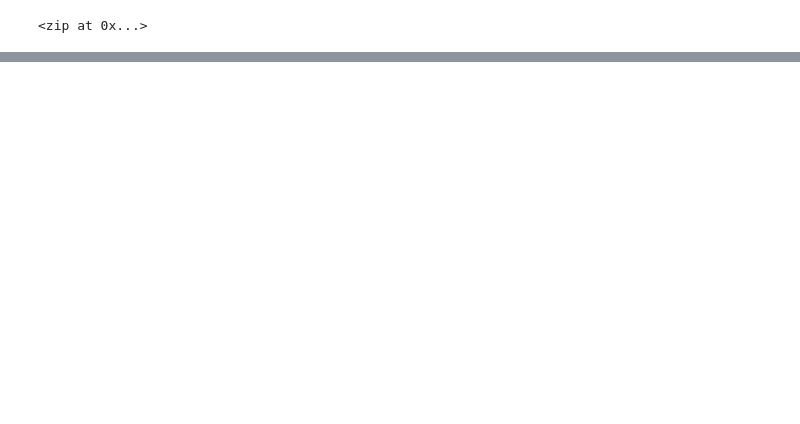
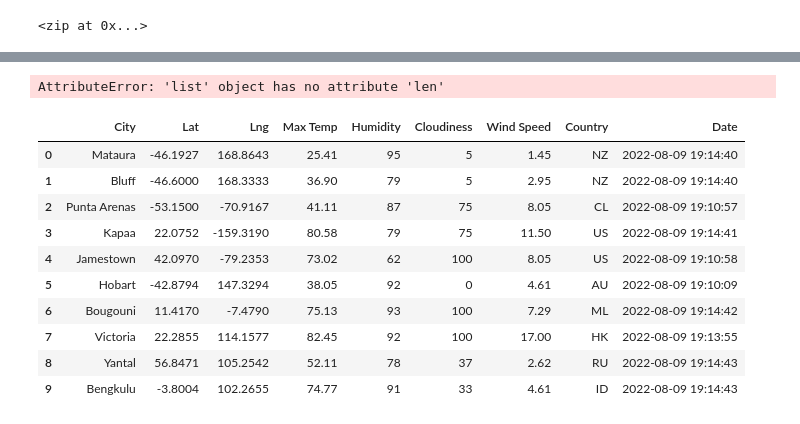
Before and after one commit to lalohuerta/World_Weather_Analysis, a Jupyter notebook: WeatherPy.ipynb, the cells around one changed output, grey strips where cells are left out. Saved outputs shown, nothing was run; the diff lists cells and outputs as text; code cells hidden in the pictures; blank space fills up the shorter version.

Commit message:
Modifying .gitignore and adding WeatherPy file

```diff
--- a/WeatherPy.ipynb
+++ b/WeatherPy.ipynb
@@ -54,0 +61,4 @@ len(cities)
+# %%
+# Starting URL for Weather Map API Call.
+url = "http://api.openweathermap.org/data/2.5/weather?units=Imperial&APPID=" + weather_api_key
+print(url)
@@ -54,0 +151,20 @@ len(cities)
+# %%
+city_data.len()
+# %% [output]
+AttributeError: 'list' object has no attribute 'len'
+# %%
+# Convert the array of dictionaries to a Pandas DataFrame.
+city_data_df = pd.DataFrame(city_data)
+city_data_df.head(10)
+# %% [output]
+|  | City | Lat | Lng | Max Temp | Humidity | Cloudiness | Wind Speed | Country | Date |
+| 0 | Mataura | -46.1927 | 168.8643 | 25.41 | 95 | 5 | 1.45 | NZ | 2022-08-09 19:14:40 |
+| 1 | Bluff | -46.6000 | 168.3333 | 36.90 | 79 | 5 | 2.95 | NZ | 2022-08-09 19:14:40 |
+| 2 | Punta Arenas | -53.1500 | -70.9167 | 41.11 | 87 | 75 | 8.05 | CL | 2022-08-09 19:10:57 |
+| 3 | Kapaa | 22.0752 | -159.3190 | 80.58 | 79 | 75 | 11.50 | US | 2022-08-09 19:14:41 |
+| 4 | Jamestown | 42.0970 | -79.2353 | 73.02 | 62 | 100 | 8.05 | US | 2022-08-09 19:10:58 |
+| 5 | Hobart | -42.8794 | 147.3294 | 38.05 | 92 | 0 | 4.61 | AU | 2022-08-09 19:10:09 |
+| 6 | Bougouni | 11.4170 | -7.4790 | 75.13 | 93 | 100 | 7.29 | ML | 2022-08-09 19:14:42 |
+| 7 | Victoria | 22.2855 | 114.1577 | 82.45 | 92 | 100 | 17.00 | HK | 2022-08-09 19:13:55 |
+| 8 | Yantal | 56.8471 | 105.2542 | 52.11 | 78 | 37 | 2.62 | RU | 2022-08-09 19:14:43 |
+| 9 | Bengkulu | -3.8004 | 102.2655 | 74.77 | 91 | 33 | 4.61 | ID | 2022-08-09 19:14:43 |
```
Also changed, not shown: parts of 8 cells of this notebook.
